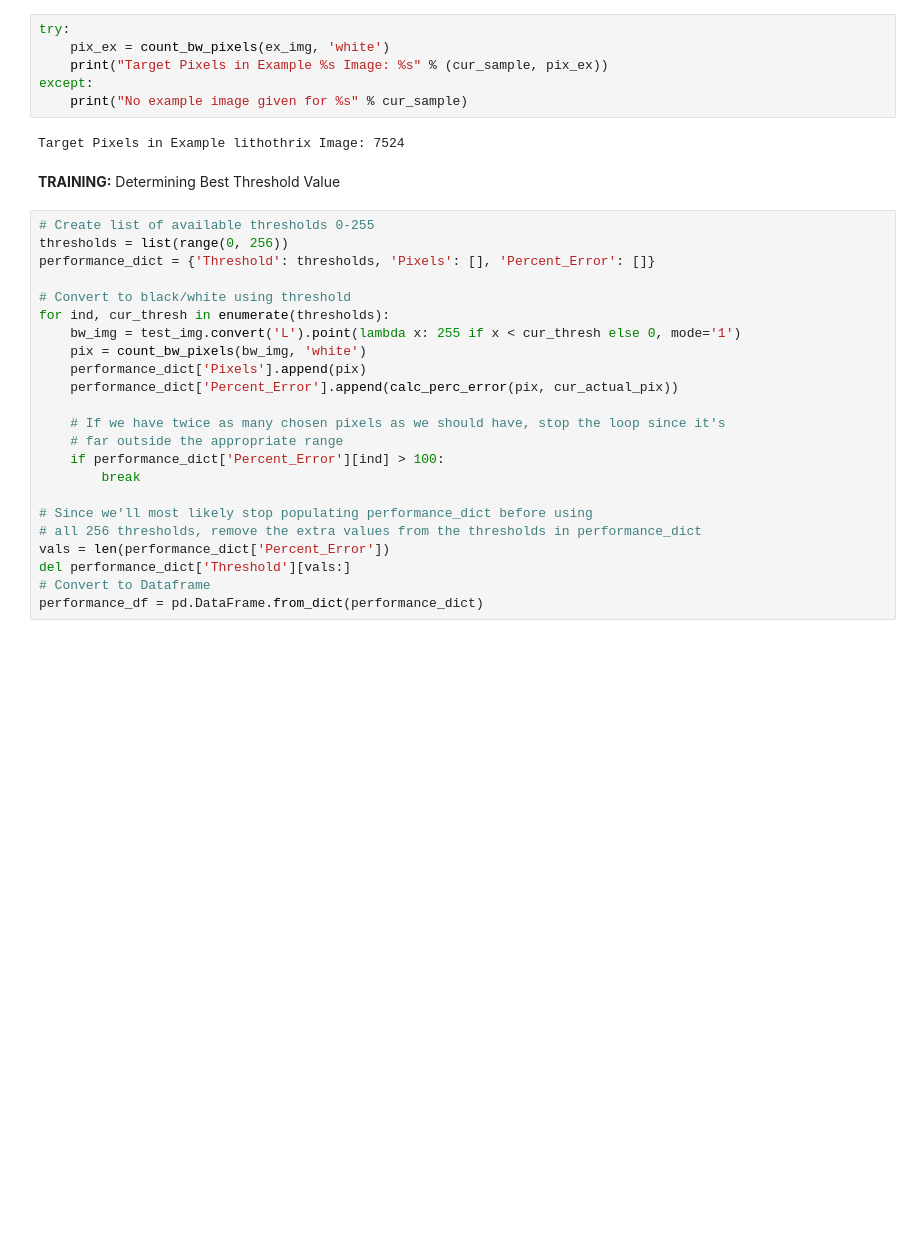
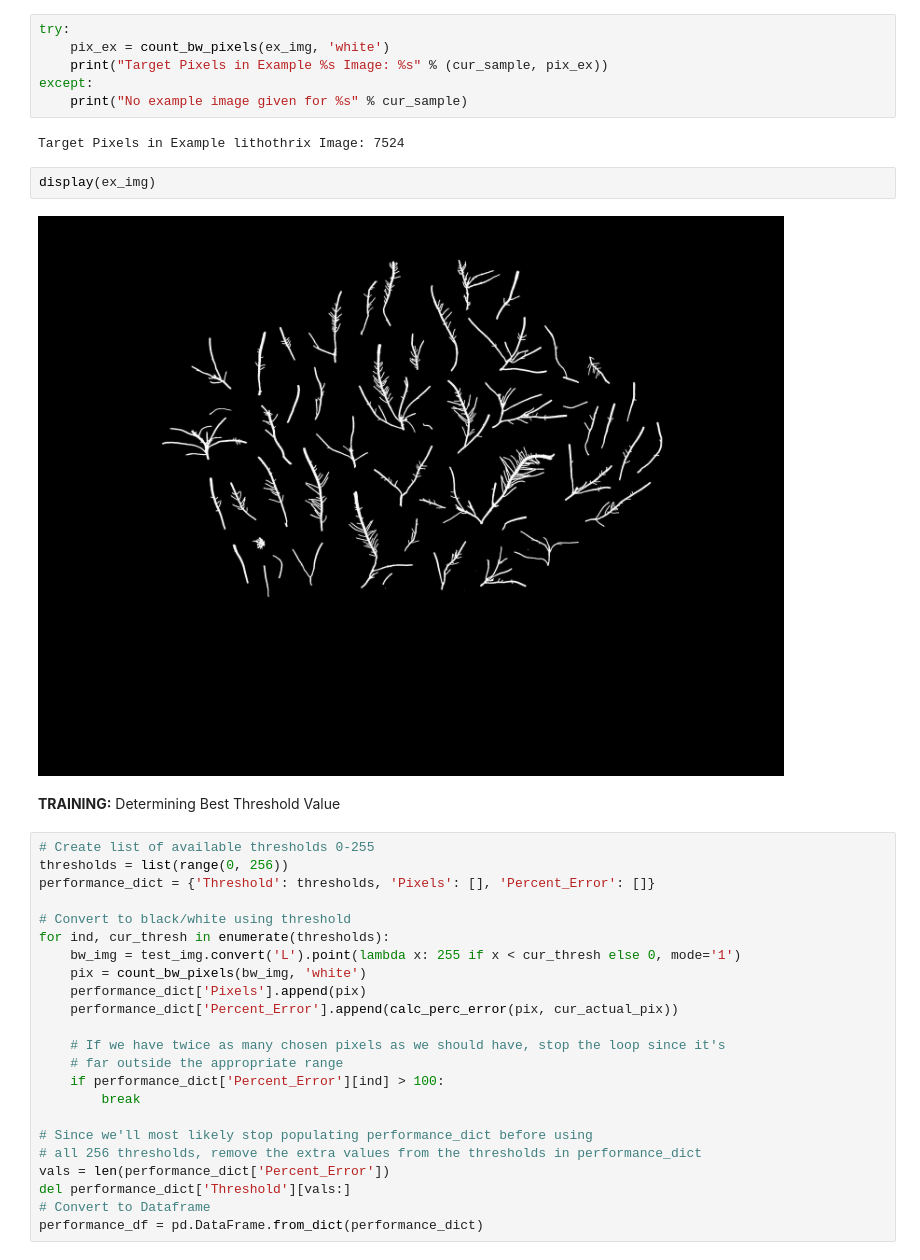
Before and after one commit to ConnnorM/Image_Processing_Lab, a Jupyter notebook: main.ipynb, the cells around one changed output. Cells and saved outputs as stored; diff of their text form; blank space fills up the shorter version.

```diff
--- a/main.ipynb
+++ b/main.ipynb
@@ -91,6 +91,10 @@ except:
     print("No example image given for %s" % cur_sample)
 # %% [output]
 Target Pixels in Example lithothrix Image: 7524
+# %%
+display(ex_img)
+# %% [output]
+[figure, added]
 # %% [markdown]
 **TRAINING:** Determining Best Threshold Value
 # %%
```
Also changed, not shown: parts of 2 cells of this notebook.
